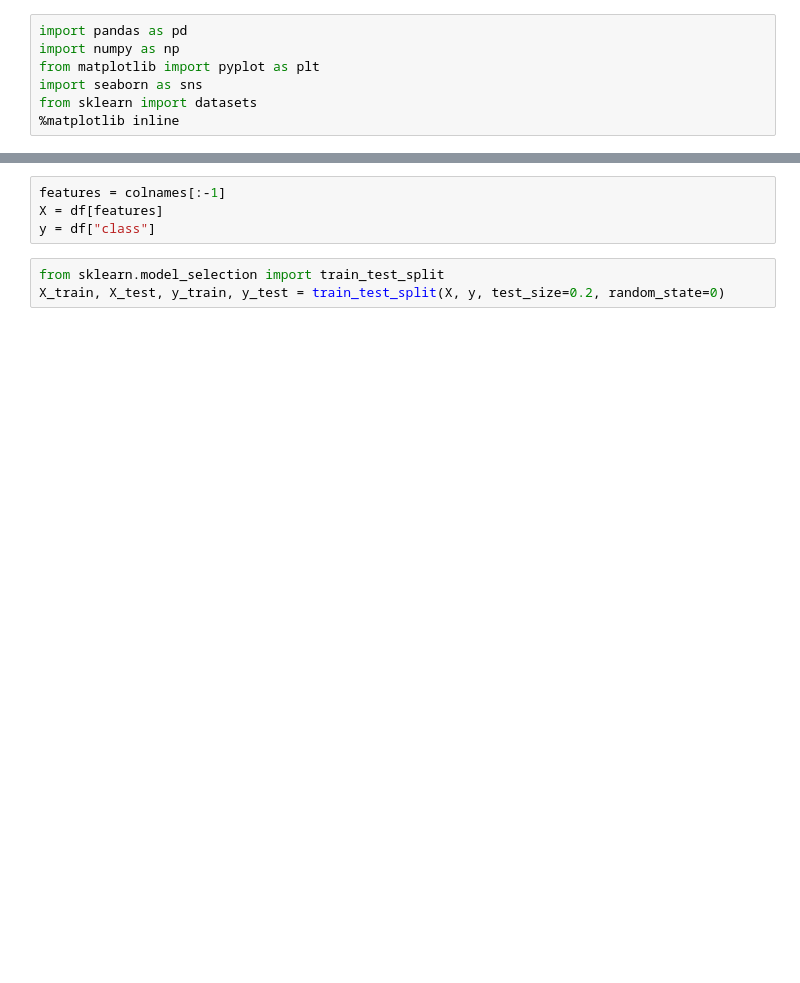
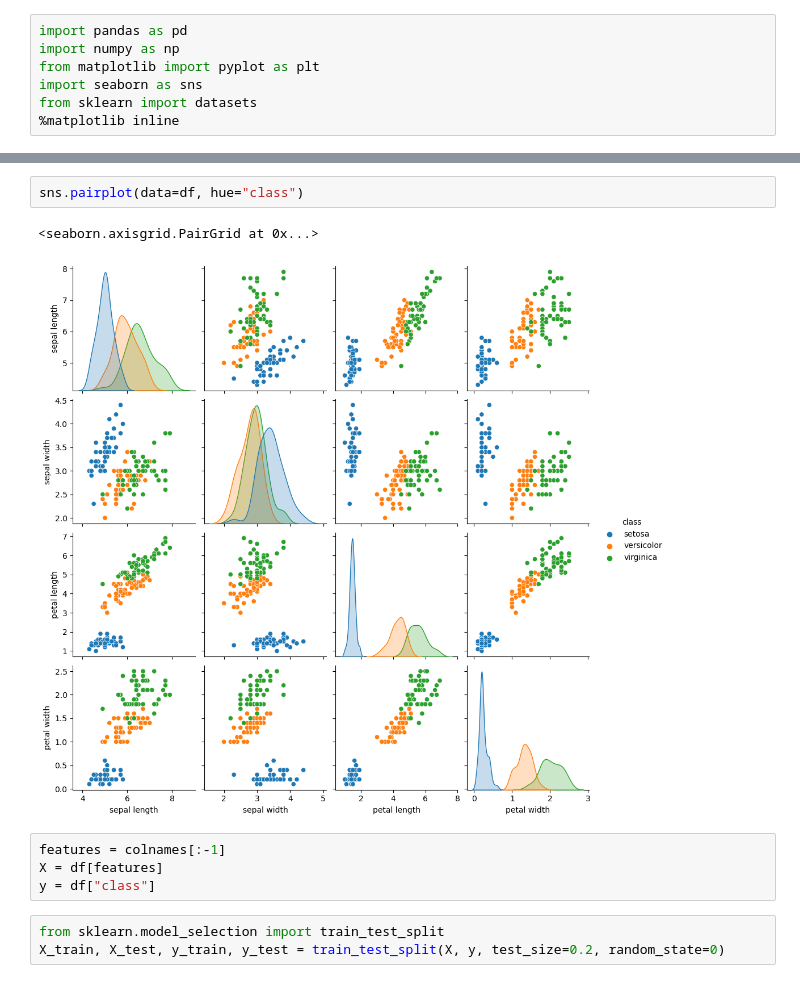
Before and after one commit to Quiago/LGMVIP--DataScience, a Jupyter notebook: Iris problem/iris.ipynb, the cells around one changed output, grey strips where cells are left out. Saved outputs shown, nothing was run; the diff lists cells and outputs as text; blank space fills up the shorter version.

```diff
--- a/Iris problem/iris.ipynb
+++ b/Iris problem/iris.ipynb
@@ -20,3 +32,8 @@ df.shape
+# %%
+sns.pairplot(data=df, hue="class")
+# %% [output]
+<seaborn.axisgrid.PairGrid at 0x...>
+[figure, added]
 # %%
 features = colnames[:-1]
 X = df[features]
```
Also changed, not shown: parts of 4 cells of this notebook.
